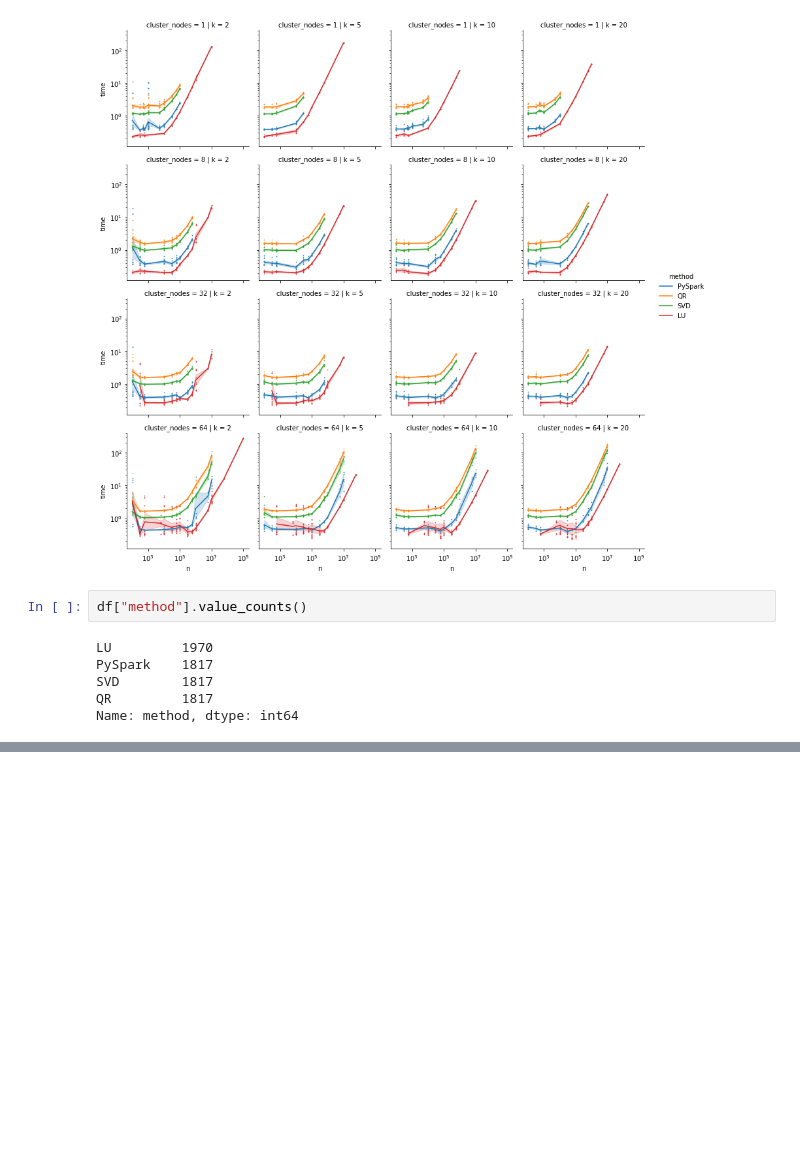
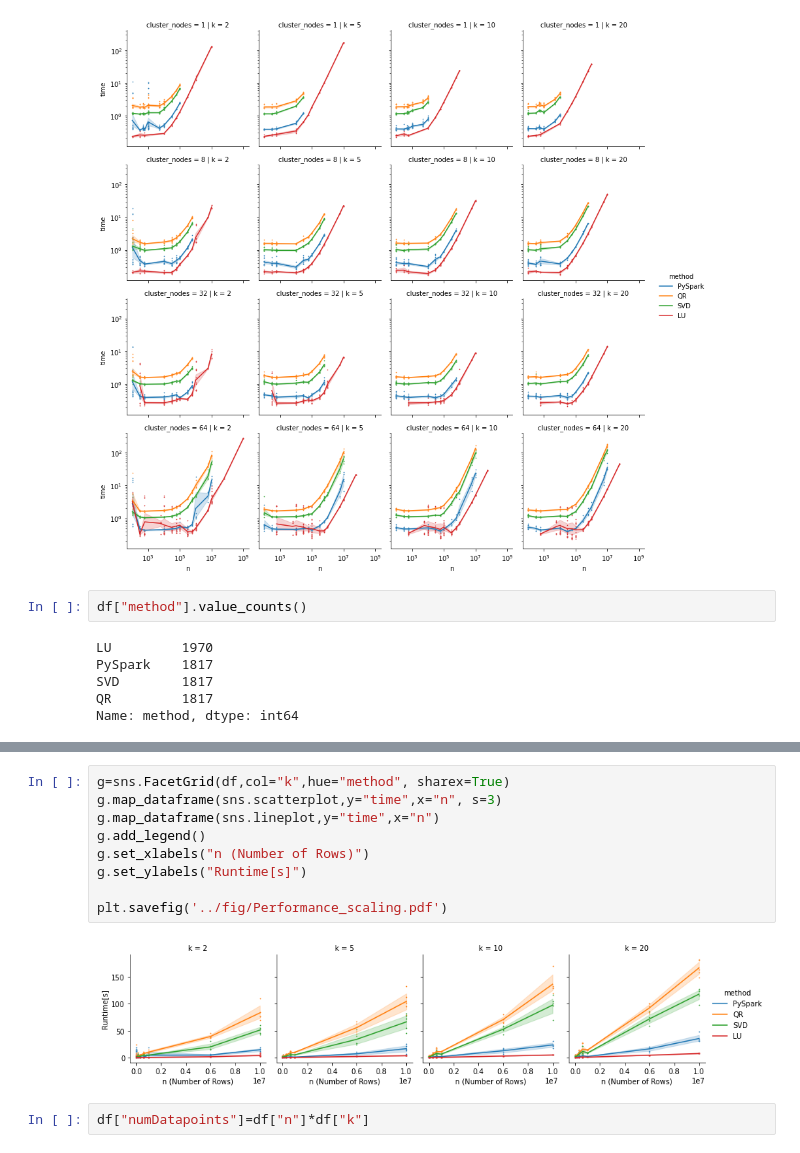
Before and after one commit to HebatTop/DaiBD, a Jupyter notebook: code/analize_test_results.ipynb, the cells around one changed output, grey strips where cells are left out. Cells and saved outputs as stored; diff of their text form; blank space fills up the shorter version.

```diff
--- a/code/analize_test_results.ipynb
+++ b/code/analize_test_results.ipynb
@@ -29,0 +55,13 @@ Name: method, dtype: int64
+# %%
+g=sns.FacetGrid(df,col="k",hue="method", sharex=True)
+g.map_dataframe(sns.scatterplot,y="time",x="n", s=3)
+g.map_dataframe(sns.lineplot,y="time",x="n")
+g.add_legend()
+g.set_xlabels("n (Number of Rows)")
+g.set_ylabels("Runtime[s]")
+
+plt.savefig('../fig/Performance_scaling.pdf')
+# %% [output]
+[figure, added]
+# %%
+df["numDatapoints"]=df["n"]*df["k"]
```
Also changed, not shown: parts of 4 cells of this notebook, 5 other files.
